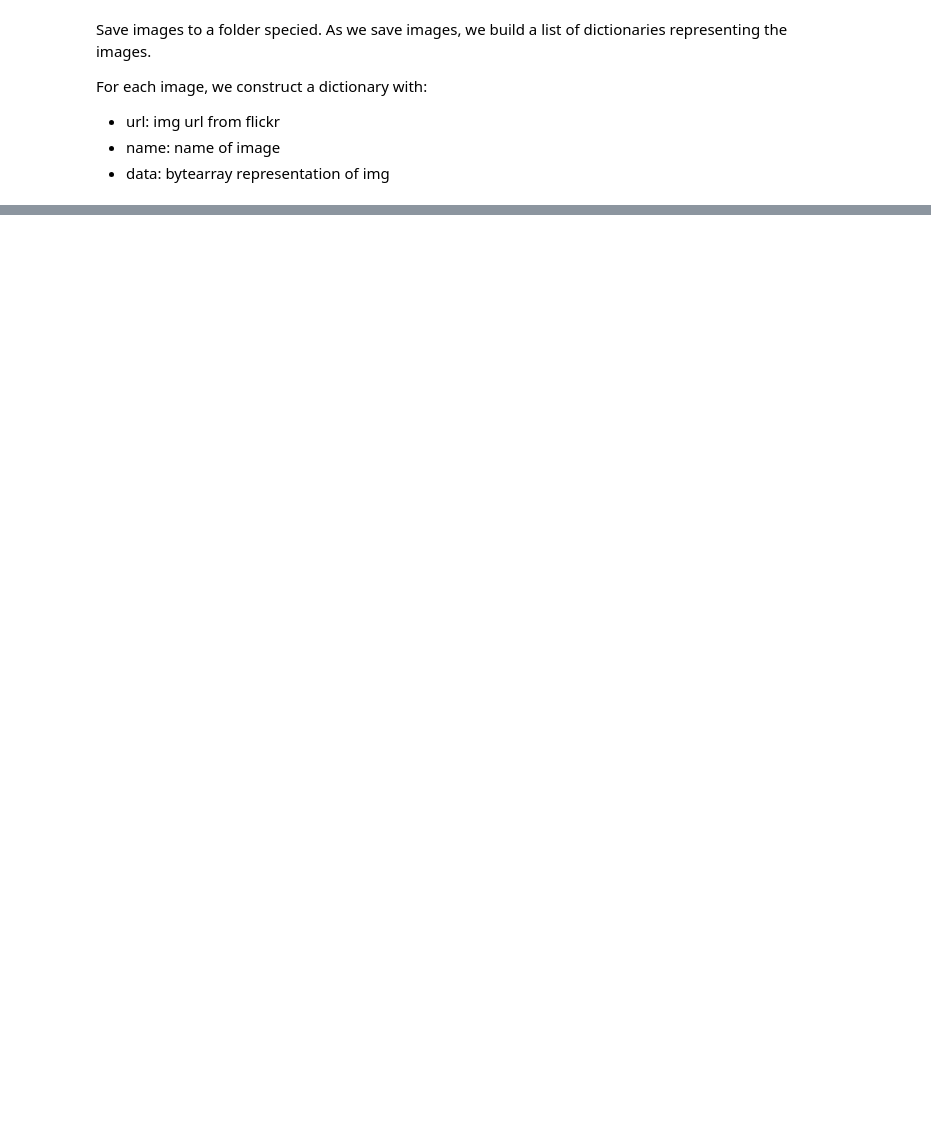
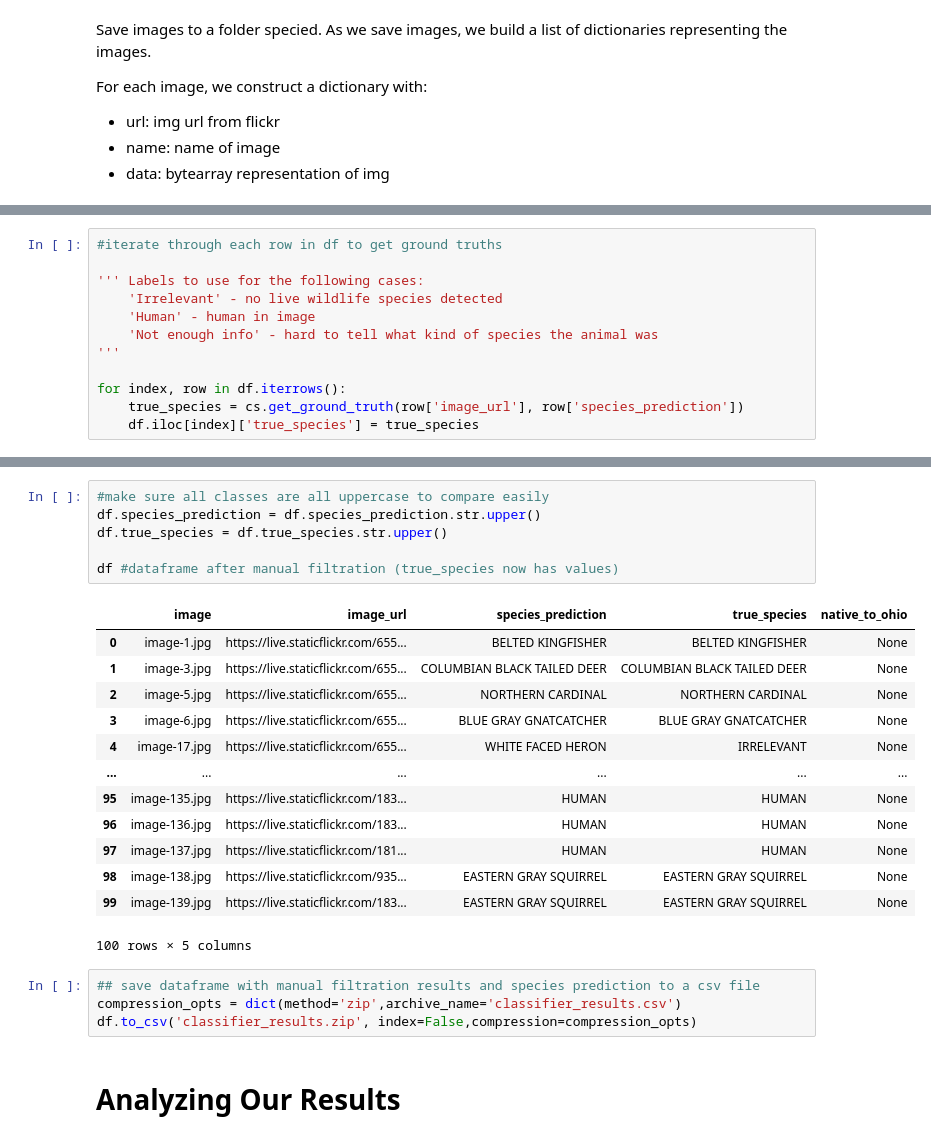
Before and after one commit to CompBioUIC/ColumbusWildlife, a Jupyter notebook: OhioWildlife.ipynb, the cells around one changed output, grey strips where cells are left out. Drawn from its saved outputs; the diff is of its cells as text; blank space fills up the shorter version.

```diff
--- a/OhioWildlife.ipynb
+++ b/OhioWildlife.ipynb
@@ -118,0 +204,12 @@ result:  ({'predictions': [{'class': 'Mammalia', 'class_common': 'Mammals', 'con
+# %%
+#iterate through each row in df to get ground truths
+
+''' Labels to use for the following cases:
+    'Irrelevant' - no live wildlife species detected
+    'Human' - human in image
+    'Not enough info' - hard to tell what kind of species the animal was
+'''
+
+for index, row in df.iterrows():
+    true_species = cs.get_ground_truth(row['image_url'], row['species_prediction'])
+    df.iloc[index]['true_species'] = true_species
@@ -118,0 +238,26 @@ result:  ({'predictions': [{'class': 'Mammalia', 'class_common': 'Mammals', 'con
+# %%
+#make sure all classes are all uppercase to compare easily
+df.species_prediction = df.species_prediction.str.upper()
+df.true_species = df.true_species.str.upper()
+
+df #dataframe after manual filtration (true_species now has values)
+# %% [output]
+|  | image | image_url | species_prediction | true_species | native_to_ohio |
+| 0 | image-1.jpg | https://live.staticflickr.com/655... | BELTED KINGFISHER | BELTED KINGFISHER | None |
+| 1 | image-3.jpg | https://live.staticflickr.com/655... | COLUMBIAN BLACK TAILED DEER | COLUMBIAN BLACK TAILED DEER | None |
+| 2 | image-5.jpg | https://live.staticflickr.com/655... | NORTHERN CARDINAL | NORTHERN CARDINAL | None |
+| 3 | image-6.jpg | https://live.staticflickr.com/655... | BLUE GRAY GNATCATCHER | BLUE GRAY GNATCATCHER | None |
+| 4 | image-17.jpg | https://live.staticflickr.com/655... | WHITE FACED HERON | IRRELEVANT | None |
+| ... | ... | ... | ... | ... | ... |
+| 95 | image-135.jpg | https://live.staticflickr.com/183... | HUMAN | HUMAN | None |
+| 96 | image-136.jpg | https://live.staticflickr.com/183... | HUMAN | HUMAN | None |
+| 97 | image-137.jpg | https://live.staticflickr.com/181... | HUMAN | HUMAN | None |
+| 98 | image-138.jpg | https://live.staticflickr.com/935... | EASTERN GRAY SQUIRREL | EASTERN GRAY SQUIRREL | None |
+| 99 | image-139.jpg | https://live.staticflickr.com/183... | EASTERN GRAY SQUIRREL | EASTERN GRAY SQUIRREL | None |
+100 rows × 5 columns
+# %%
+## save dataframe with manual filtration results and species prediction to a csv file
+compression_opts = dict(method='zip',archive_name='classifier_results.csv')
+df.to_csv('classifier_results.zip', index=False,compression=compression_opts)
+# %% [markdown]
+# Analyzing Our Results
```
Also changed, not shown: parts of 42 cells of this notebook, 17 other files.
